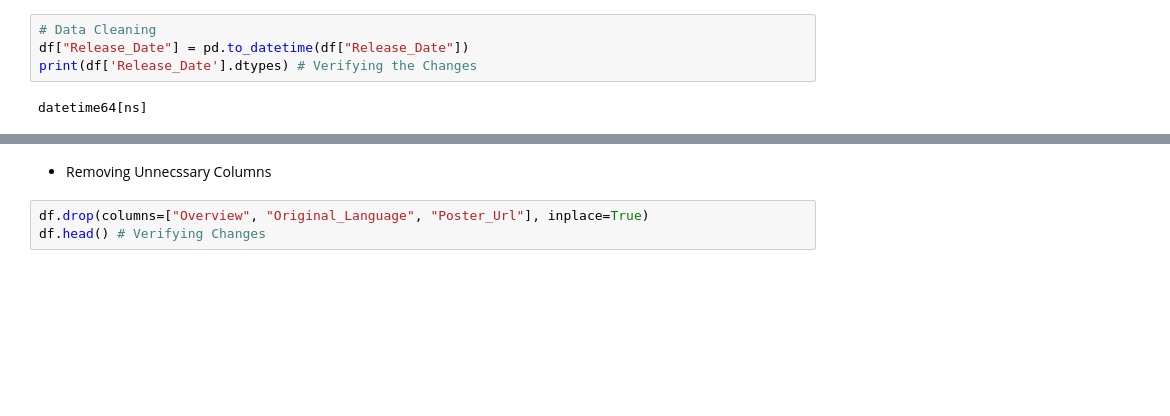
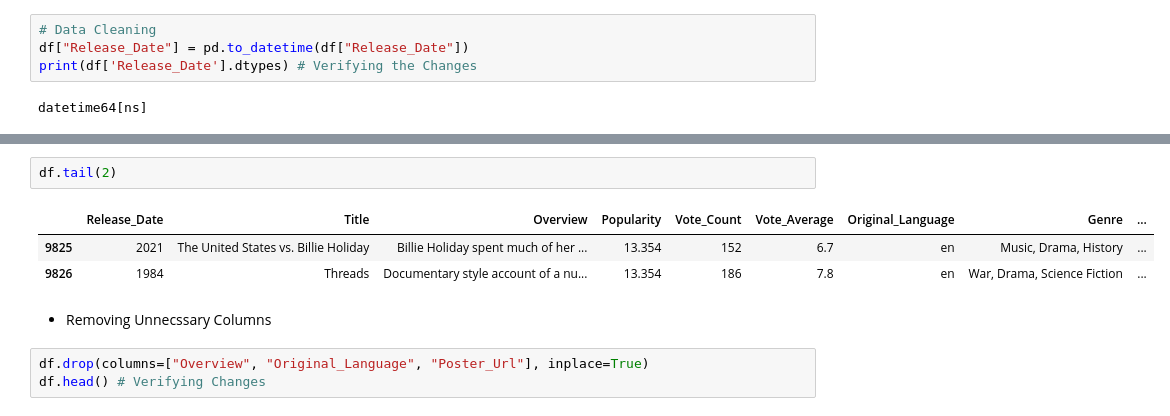
Before and after one commit to aisolutionsbyhassan/Netflix_Analysis-Project, a Jupyter notebook: netflixdata_analysis.ipynb, the cells around one changed output, grey strips where cells are left out. Drawn from its saved outputs; the diff is of its cells as text; blank space fills up the shorter version.

```diff
--- a/netflixdata_analysis.ipynb
+++ b/netflixdata_analysis.ipynb
@@ -109,3 +109,9 @@ df.head()
+# %%
+df.tail(2)
+# %% [output]
+|  | Release_Date | Title | Overview | Popularity | Vote_Count | Vote_Average | Original_Language | Genre | ... |
+| 9825 | 2021 | The United States vs. Billie Holiday | Billie Holiday spent much of her ... | 13.354 | 152 | 6.7 | en | Music, Drama, History | ... |
+| 9826 | 1984 | Threads | Documentary style account of a nu... | 13.354 | 186 | 7.8 | en | War, Drama, Science Fiction | ... |
 # %% [markdown]
 * Removing Unnecssary Columns
 # %%
```
Also changed, not shown: parts of 26 cells of this notebook.
